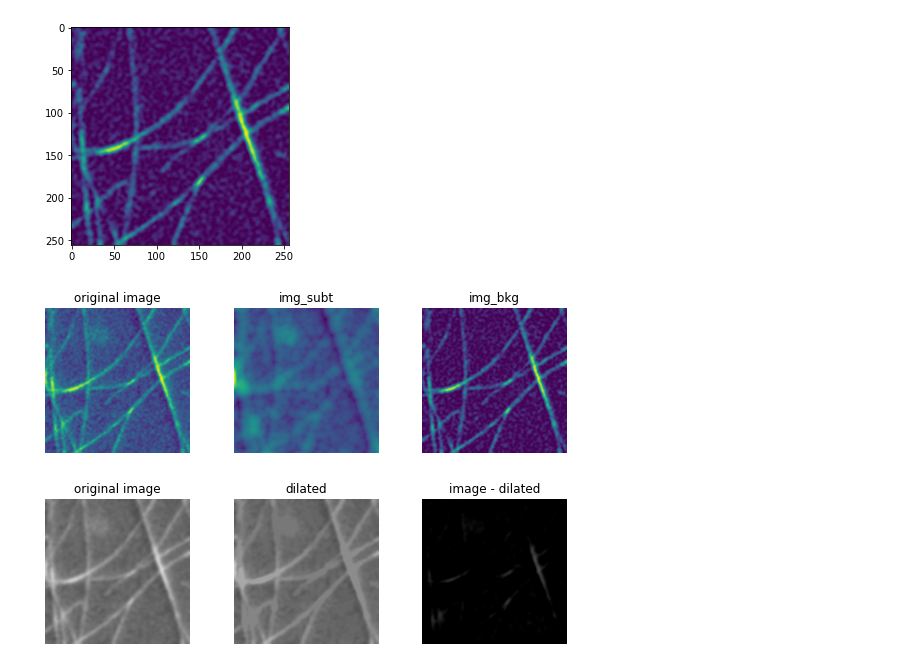
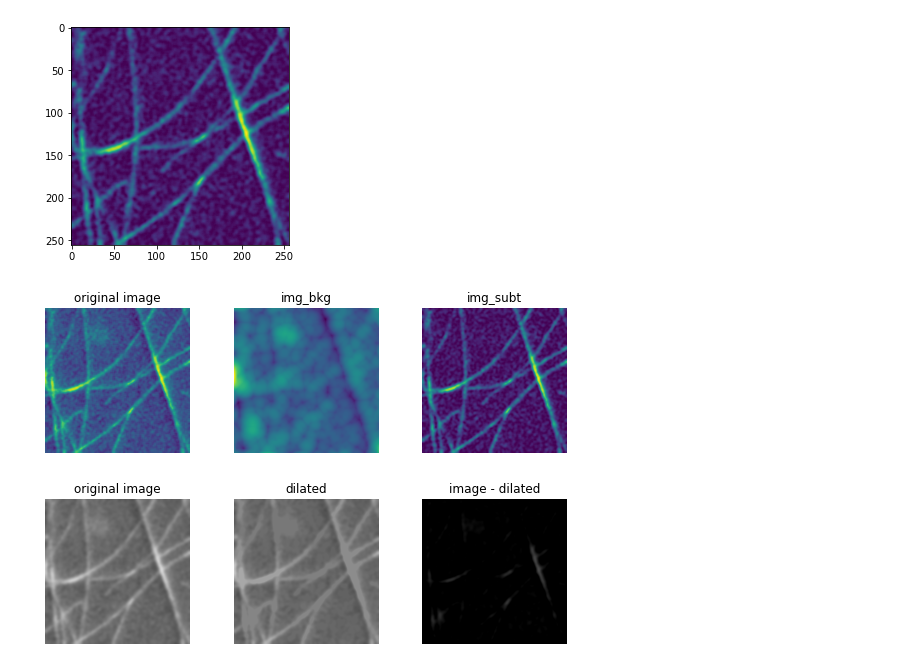
Before and after one commit to hiroshifuruta/hedgehog, a Jupyter notebook: hog.ipynb, the cells around one changed output. Drawn from its saved outputs; the diff is of its cells as text; code cells hidden in the pictures.

```diff
--- a/hog.ipynb
+++ b/hog.ipynb
@@ -73,7 +91,7 @@ plt.show()
 [figure]
 # %%
 img_subt = img_gray
-img_subt, img_bkg = subtract_background_rolling_ball(img_subt,4, light_background=False,
+img_subt, img_bkg = subtract_background_rolling_ball(img_subt,8, light_background=False,
                                                     use_paraboloid=True, do_presmooth=True)
 # %%
 img_gray = cv2.cvtColor(img_rgb, cv2.COLOR_BGR2GRAY)
@@ -90,26 +108,26 @@ plt.show()
 # %%
 fig, (ax0, ax1, ax2) = plt.subplots(nrows=1,
                                     ncols=3,
                                     figsize=(8, 2.5),
                                     sharex=True,
                                     sharey=True)
 ax0.imshow(img_gray)
 ax0.set_title('original image')
 ax0.axis('off')
 
 ax1.imshow(img_bkg)
-ax1.set_title('img_subt')
+ax1.set_title('img_bkg')
 ax1.axis('off')
 
 ax2.imshow(img_subt)
-ax2.set_title('img_bkg')
+ax2.set_title('img_subt')
 ax2.axis('off')
 
 
 fig.tight_layout()
 fig.savefig('image-ball.png')
 # %% [output]
-[figure, old version]
+[figure, new version]
 # %%
 from scipy.ndimage import gaussian_filter
 from skimage import data
```
Also changed, not shown: parts of 8 cells of this notebook, 3 other files.
